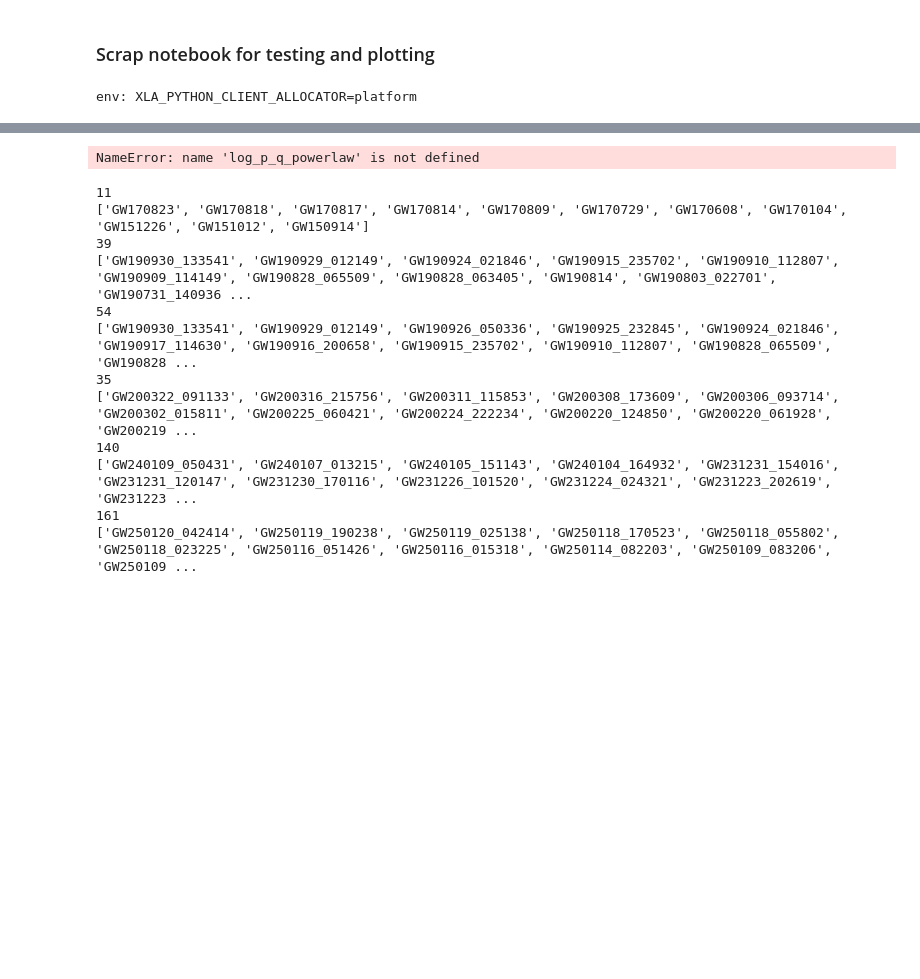
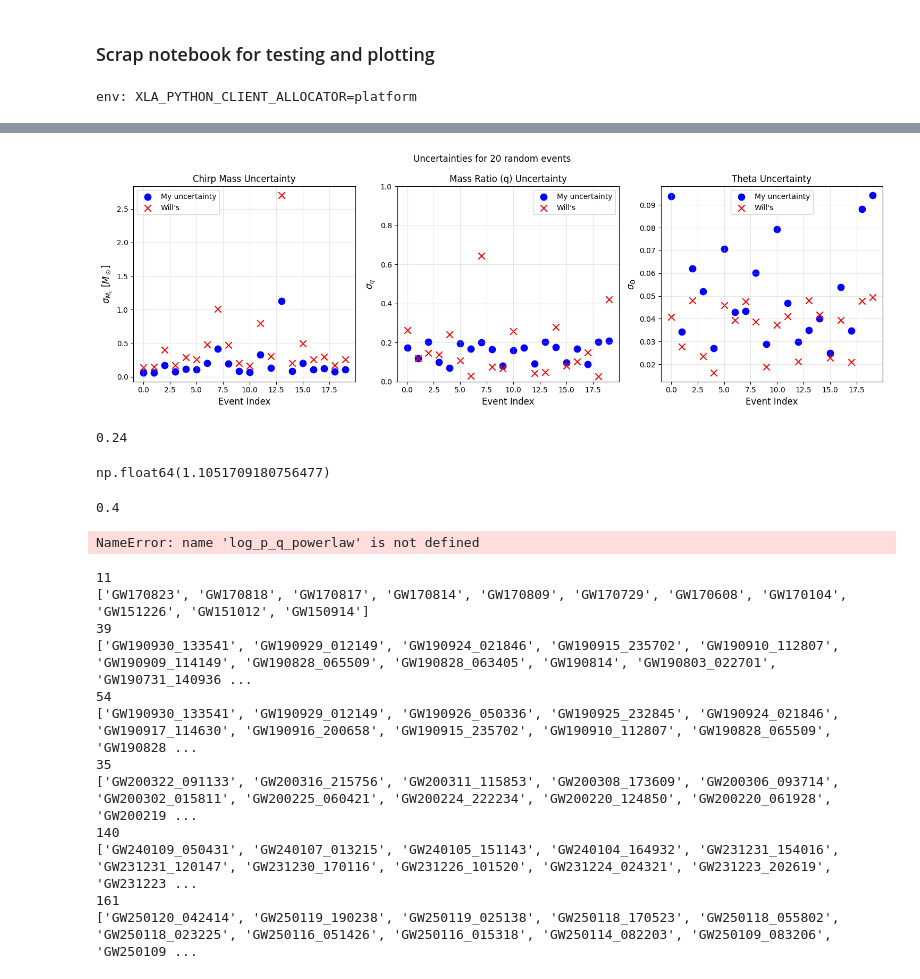
Before and after one commit to abby-moran/GW_pop_cosmo_inference, a Jupyter notebook: scripts/sandbox.ipynb, the cells around one changed output, grey strips where cells are left out. Drawn from its saved outputs; the diff is of its cells as text; code cells hidden in the pictures; blank space fills up the shorter version.

```diff
--- a/scripts/sandbox.ipynb
+++ b/scripts/sandbox.ipynb
@@ -35,0 +89,2 @@ env: XLA_PYTHON_CLIENT_ALLOCATOR=platform
+# %%
+obs_file=pd.read_hdf("../runs/end_O5_98/obs_ne.h5")
@@ -35,0 +127,60 @@ env: XLA_PYTHON_CLIENT_ALLOCATOR=platform
+# %%
+# Create comparison plots
+fig, axes = plt.subplots(1, 3, figsize=(15, 5))
+event_idx = np.arange(n_obs)
+
+# Plot 1: Chirp mass uncertainties (absolute)
+ax1 = axes[0]
+ax1.scatter(event_idx, sigma_mc_orig, c='blue', s=80, label='My uncertainty', marker='o')
+ax1.scatter(event_idx, sigma_mc_alt, c='red', s=80, label='Will\'s', marker='x')
+ax1.set_xlabel('Event Index', fontsize=12)
+ax1.set_ylabel(r'$\sigma_{M_c}$ [$M_\odot$]', fontsize=12)
+ax1.set_title('Chirp Mass Uncertainty')
+ax1.legend()
+ax1.grid(True, alpha=0.3)
+
+# Plot 2: Mass ratio uncertainties (both in q now)
+ax2 = axes[1]
+ax2.scatter(event_idx, sigma_q_orig, c='blue', s=80,label='My uncertainty',  marker='o')
+ax2.scatter(event_idx, sigma_q_alt, c='red', s=80, label='Will\'s', marker='x')
+ax2.set_xlabel('Event Index', fontsize=12)
+ax2.set_ylabel(r'$\sigma_q$', fontsize=12)
+ax2.set_title('Mass Ratio (q) Uncertainty')
+ax2.legend()
+ax2.grid(True, alpha=0.3)
+ax2.set_ylim(0,1)
+
+# Plot 3: Theta uncertainties (absolute)
+ax3 = axes[2]
+ax3.scatter(event_idx, sigma_theta_orig, c='blue', s=80, label='My uncertainty', marker='o')
+ax3.scatter(event_idx, sigma_theta_alt, c='red', s=80, label='Will\'s', marker='x')
+ax3.set_xlabel('Event Index', fontsize=12)
+ax3.set_ylabel(r'$\sigma_{\Theta}$', fontsize=12)
+ax3.set_title('Theta Uncertainty')
+ax3.legend()
+ax3.grid(True, alpha=0.3)
+
+plt.suptitle('Uncertainties for 20 random events')
+plt.tight_layout()
+plt.show()
+
+# Print numerical comparison
+#p#rint("\nNumerical comparison (absolute uncertainties):")
+#p#rint(f"{'SNR':>8} {'Mc':>8} {'q':>6} {'Θ':>6} | {'σ_Mc orig':>10} {'σ_Mc alt':>10} | {'σ_q orig':>8} {'σ_q alt':>8} | {'σ_Θ orig':>8} {'σ_Θ alt':>8}")
+#print("-" * 110)
+#for i in range(n_obs):
+# print(f"{snr_vals[i]:8.1f} {mc_vals[i]:8.1f} {q_vals[i]:6.2f} {theta_vals[i]:6.2f} | {sigma_mc_orig[i]:10.3f} {sigma_mc_alt[i]:10.3f} | {sigma_q_orig[i]:8.4f} {sigma_q_alt[i]:8.4f} | {sigma_theta_orig[i]:8.4f} {sigma_theta_alt[i]:8.4f}")
+# %% [output]
+[figure, added]
+# %%
+(3e-2) * 8
+# %% [output]
+0.24
+# %%
+np.exp(.1)
+# %% [output]
+np.float64(1.1051709180756477)
+# %%
+(5e-2)*8
+# %% [output]
+0.4
```
Also changed, not shown: parts of 11 cells of this notebook, 29 other files.
